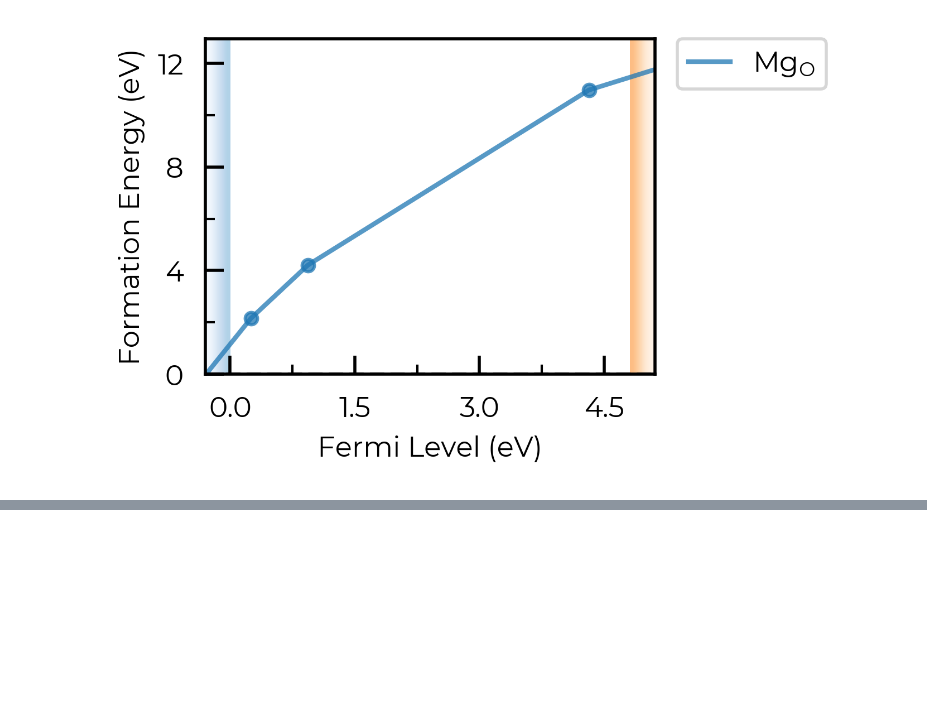
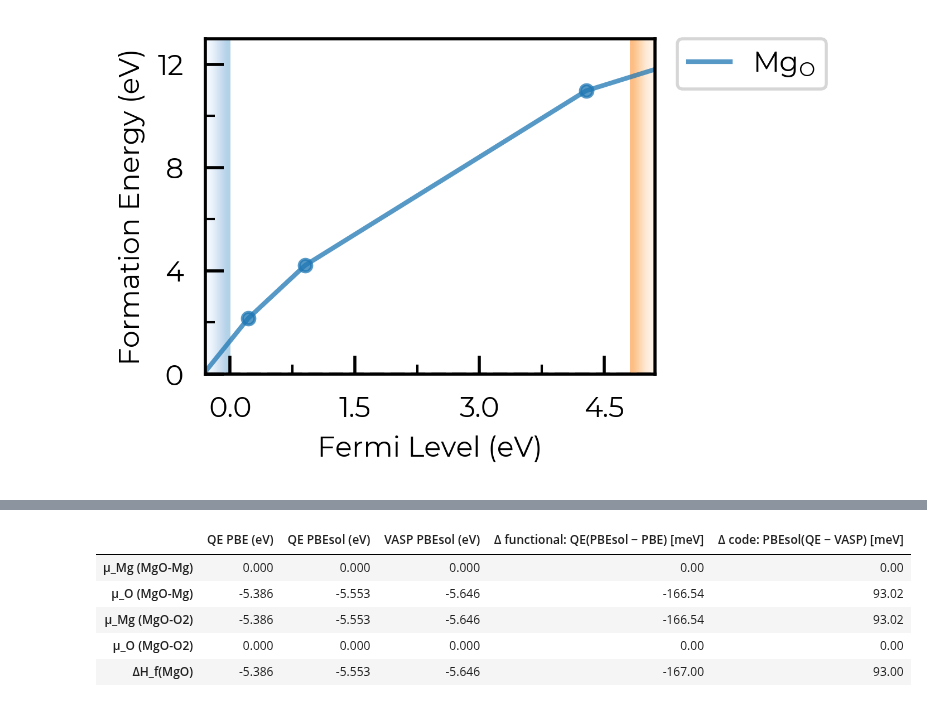
Before and after one commit to SMTG-Bham/doped, a Jupyter notebook: examples/Competing_phases_QE.ipynb, the cells around one changed output, grey strips where cells are left out. Saved outputs shown, nothing was run; the diff lists cells and outputs as text; code cells hidden in the pictures; blank space fills up the shorter version.

```diff
--- a/examples/Competing_phases_QE.ipynb
+++ b/examples/Competing_phases_QE.ipynb
@@ -377,0 +511,5 @@ fig = MgO_thermo_QE.plot(limit="MgO-Mg", chempot_table=False)
+# %%
+cpa_QE_PBE = CompetingPhasesAnalyzerQE(
+    composition="MgO", entries="../tests/data/espresso/MgO_qe/Competing_phases_worked_examples"
+)
+cpa_QE_PBE.chempots_df
@@ -377,0 +521,5 @@ fig = MgO_thermo_QE.plot(limit="MgO-Mg", chempot_table=False)
+# %%
+from doped.chemical_potentials import CompetingPhasesAnalyzer
+
+cpa_VASP = CompetingPhasesAnalyzer(composition="MgO", entries="MgO/CompetingPhases")
+cpa_VASP.chempots_df
@@ -377,0 +537,35 @@ fig = MgO_thermo_QE.plot(limit="MgO-Mg", chempot_table=False)
+# %%
+import pandas as pd
+
+analyzers = {  # chemical potentials relative to the elemental references, for each set
+    "espresso PBE": cpa_QE_PBE,
+    "espresso PBEsol": cpa_QE_PBESol,
+    "VASP PBEsol": cpa_VASP,
+}
+
+rows = {}
+for limit, mus in cpa_QE_PBE.chempots["limits_wrt_el_refs"].items():
+    for element in mus:
+        rows[f"μ_{element} ({limit})"] = [
+            cpa.chempots["limits_wrt_el_refs"][limit][element] for cpa in analyzers.values()
+        ]
+
+rows["ΔH_f(MgO)"] = [
+    cpa.get_formation_energy_df().loc["MgO", "Formation Energy (eV/fu)"] for cpa in analyzers.values()
+]
+
+chempot_comparison_df = pd.DataFrame(rows, index=[f"{k} (eV)" for k in analyzers]).T
+chempot_comparison_df["Δ functional: espresso(PBEsol − PBE) [meV]"] = 1e3 * (
+    chempot_comparison_df["espresso PBEsol (eV)"] - chempot_comparison_df["espresso PBE (eV)"]
+)
+chempot_comparison_df["Δ code: PBEsol(espresso − VASP) [meV]"] = 1e3 * (
+    chempot_comparison_df["espresso PBEsol (eV)"] - chempot_comparison_df["VASP PBEsol (eV)"]
+)
+chempot_comparison_df.round(3)
+# %% [output]
+|  | QE PBE (eV) | QE PBEsol (eV) | VASP PBEsol (eV) | Δ functional: QE(PBEsol − PBE) [meV] | Δ code: PBEsol(QE − VASP) [meV] |
+| μ_Mg (MgO-Mg) | 0.000 | 0.000 | 0.000 | 0.00 | 0.00 |
+| μ_O (MgO-Mg) | -5.386 | -5.553 | -5.646 | -166.54 | 93.02 |
+| μ_Mg (MgO-O2) | -5.386 | -5.553 | -5.646 | -166.54 | 93.02 |
+| μ_O (MgO-O2) | 0.000 | 0.000 | 0.000 | 0.00 | 0.00 |
+| ΔH_f(MgO) | -5.386 | -5.553 | -5.646 | -167.00 | 93.00 |
```
Also changed, not shown: parts of 25 cells of this notebook, 3 other files.
